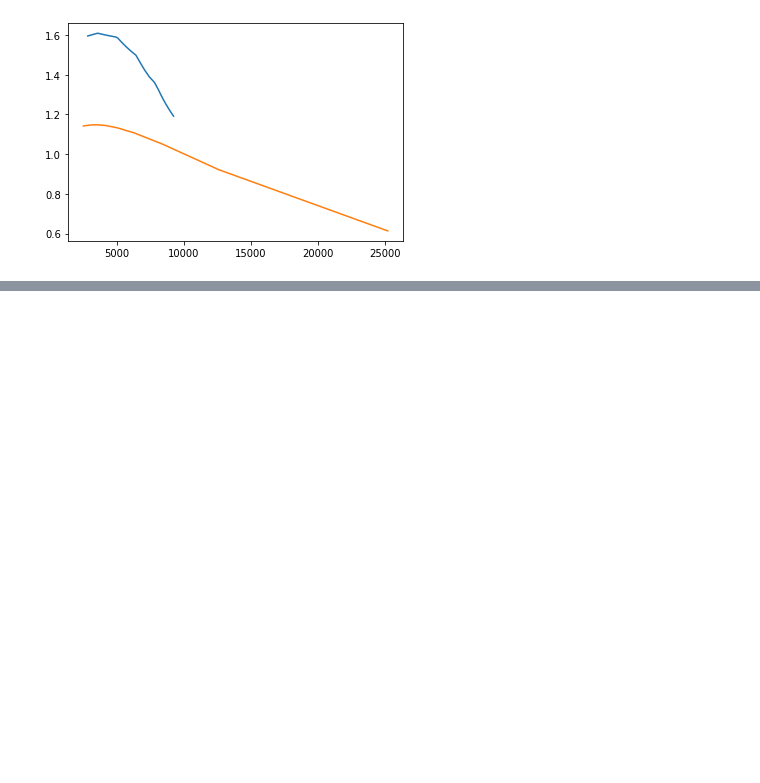
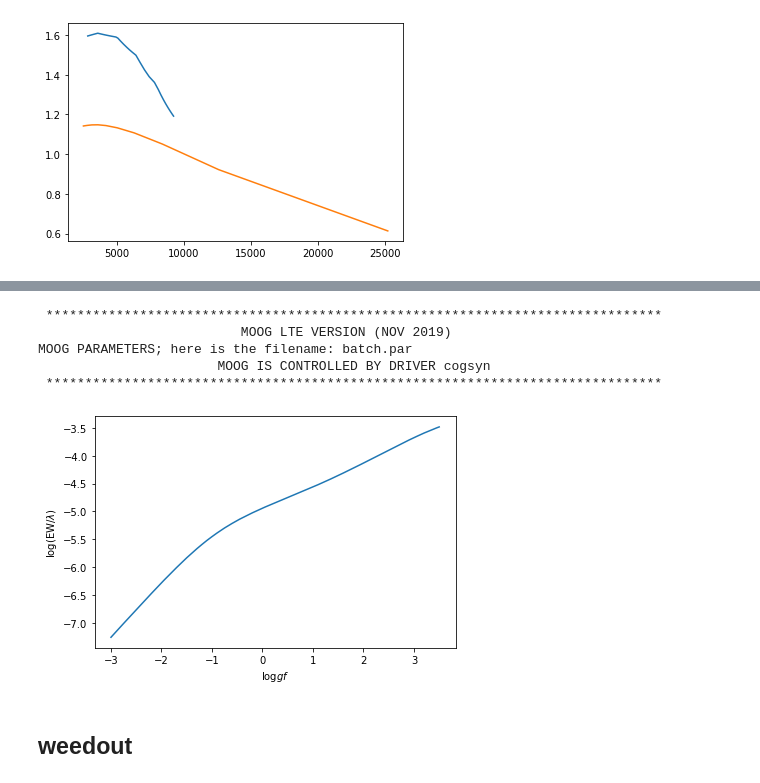
Before and after one commit to MingjieJian/pymoog, a Jupyter notebook: pymoog/internal.ipynb, the cells around one changed output, grey strips where cells are left out. Drawn from its saved outputs; the diff is of its cells as text; code cells hidden in the pictures; blank space fills up the shorter version.

```diff
--- a/pymoog/internal.ipynb
+++ b/pymoog/internal.ipynb
@@ -104,0 +227,5 @@ plt.plot(T, p_f1/p_f0)
+# %%
+c = pymoog.cog.cog(5000, 4.0, 0, line_list=MOOG_run_path + 'use.list')
+c.prepare_file()
+c.run_moog(output=True)
+c.read_output()
@@ -104,0 +244,17 @@ plt.plot(T, p_f1/p_f0)
+# %%
+c.run_moog(output=True)
+# %% [output]
+ *******************************************************************************
+                          MOOG LTE VERSION (NOV 2019)
+MOOG PARAMETERS; here is the filename: batch.par
+                       MOOG IS CONTROLLED BY DRIVER cogsyn
+ *******************************************************************************
+# %%
+plt.plot(c.loggf, c.logrw)
+plt.xlabel('$\log{gf}$'); plt.ylabel('$\log{(\mathrm{EW}/\lambda)}$')
+plt.tight_layout()
+plt.savefig(internal_path+'cog.png', dpi=250)
+# %% [output]
+[figure, added]
+# %% [markdown]
+## weedout
```
Also changed, not shown: parts of 41 cells of this notebook, 9 other files.
